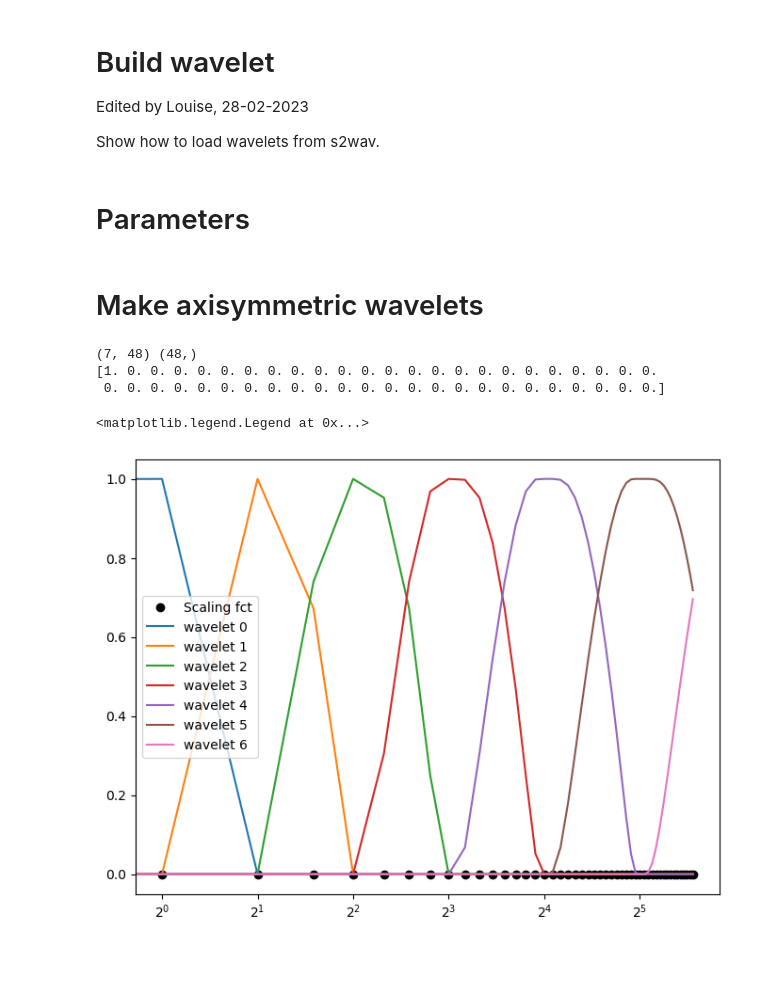
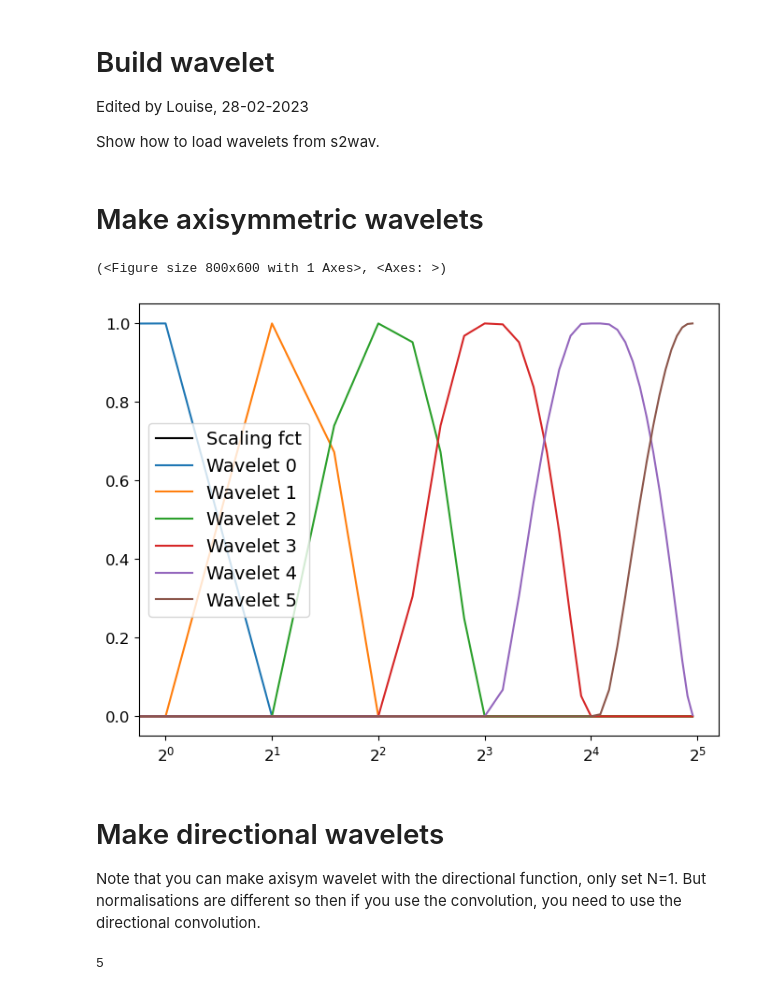
Before and after one commit to mousset/scatcovJAX, a Jupyter notebook: Notebooks/Build_wavelets.ipynb, the cells around one changed output. Drawn from its saved outputs; the diff is of its cells as text; code cells hidden in the pictures; blank space fills up the shorter version.

Commit message:
clean this notebook and use the plot functions from plotting.py

```diff
--- a/Notebooks/Build_wavelets.ipynb
+++ b/Notebooks/Build_wavelets.ipynb
@@ -19,2 +24,0 @@ from s2wav.filter_factory.filters import filters_axisym_vectorised
-# %% [markdown]
-# Parameters
@@ -29,19 +25,2 @@ J_min = 0
 # %% [markdown]
 # Make axisymmetric wavelets
-# %%
-wlm, slm = filters_axisym_vectorised(L, J_min)
-print(wlm.shape, slm.shape)
-print(slm)
-
-plt.figure(figsize=(8, 6))
-plt.plot(slm, 'ko', label='Scaling fct')
-for j in range(7):
-    plt.plot(np.real(wlm)[j, :], label=f'wavelet {j}')
-plt.xscale('log', base=2)
-plt.legend()
-# %% [output]
-(7, 48) (48,)
-[1. 0. 0. 0. 0. 0. 0. 0. 0. 0. 0. 0. 0. 0. 0. 0. 0. 0. 0. 0. 0. 0. 0. 0.
- 0. 0. 0. 0. 0. 0. 0. 0. 0. 0. 0. 0. 0. 0. 0. 0. 0. 0. 0. 0. 0. 0. 0. 0.]
-<matplotlib.legend.Legend at 0x...>
-[figure, removed]
@@ -47,0 +34,26 @@ plt.legend()
+# %%
+filters = filters_axisym_vectorised(L, J_min)
+
+# Plot the filters
+plot.plot_filters(filters, real=True, m=None)
+# %% [output]
+(<Figure size 800x600 with 1 Axes>, <Axes: >)
+[figure, added]
+# %% [markdown]
+# Make directional wavelets
+
+Note that you can make axisym wavelet with the directional function, only set N=1.
+But normalisations are different so then if you use the convolution, you need to use the directional convolution.
+# %%
+sampling = "mw"
+multiresolution = True
+reality = True
+
+N = 3
+L = 32
+J_min = 0
+
+J = s2wav.utils.shapes.j_max(L)
+print(J)
+# %% [output]
+5
```
Also changed, not shown: parts of 14 cells of this notebook.
